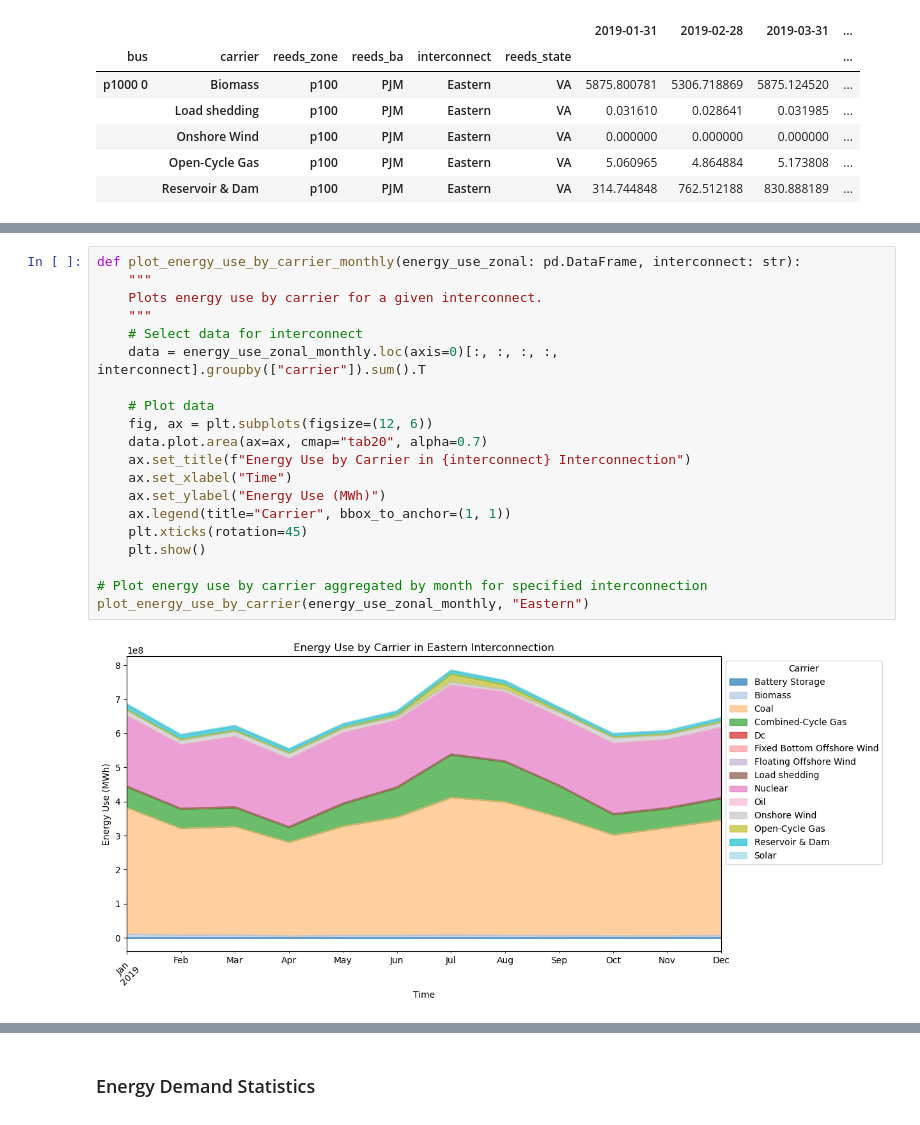
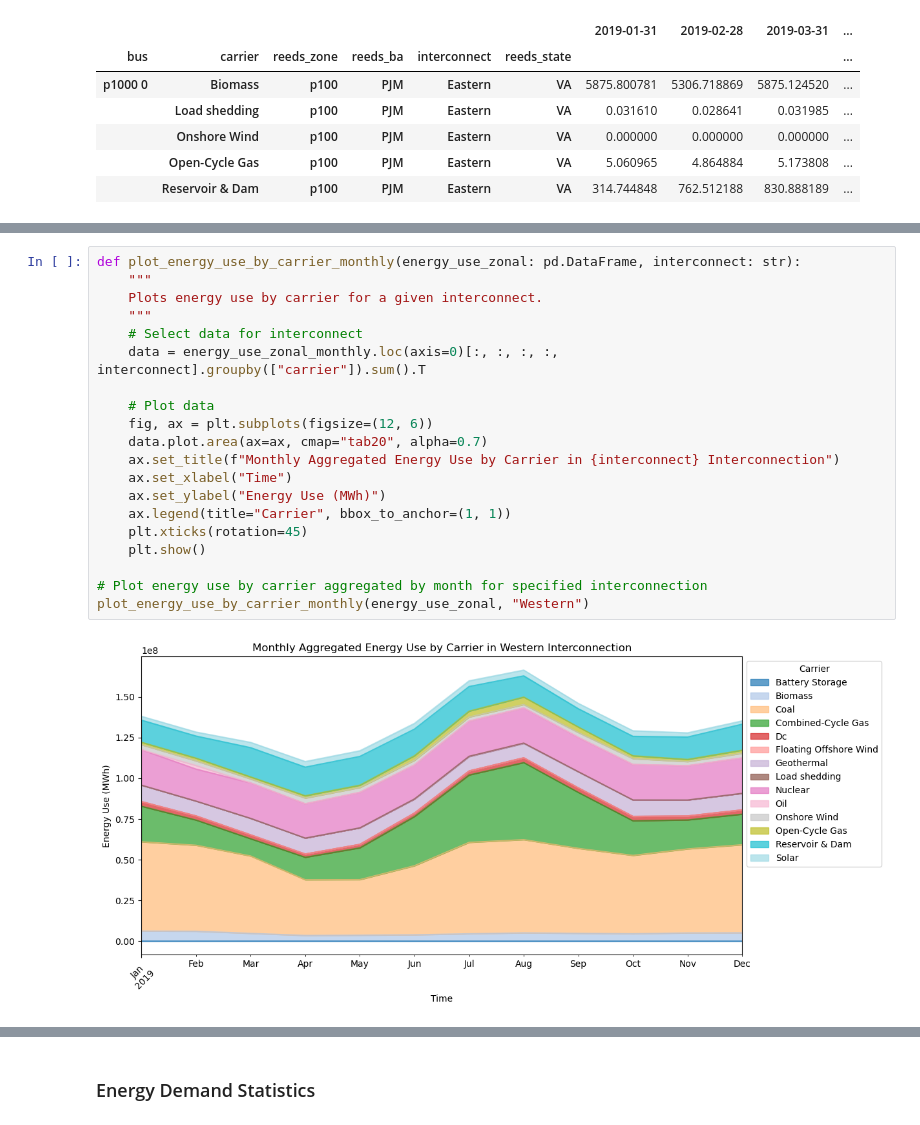
Before and after one commit to af3913/pypsa-usa, a Jupyter notebook: workflow/pypsa-usa_technical_appendix.ipynb, the cells around one changed output, grey strips where cells are left out. Saved outputs shown, nothing was run; the diff lists cells and outputs as text.

```diff
--- a/workflow/pypsa-usa_technical_appendix.ipynb
+++ b/workflow/pypsa-usa_technical_appendix.ipynb
@@ -299,23 +277,23 @@ plot_energy_use_by_carrier(energy_use_zonal, "Eastern")
 # %%
 def plot_energy_use_by_carrier_monthly(energy_use_zonal: pd.DataFrame, interconnect: str):
     """
     Plots energy use by carrier for a given interconnect.
     """
     # Select data for interconnect
     data = energy_use_zonal_monthly.loc(axis=0)[:, :, :, :, interconnect].groupby(["carrier"]).sum().T
 
     # Plot data
     fig, ax = plt.subplots(figsize=(12, 6))
     data.plot.area(ax=ax, cmap="tab20", alpha=0.7)
-    ax.set_title(f"Energy Use by Carrier in {interconnect} Interconnection")
+    ax.set_title(f"Monthly Aggregated Energy Use by Carrier in {interconnect} Interconnection")
     ax.set_xlabel("Time")
     ax.set_ylabel("Energy Use (MWh)")
     ax.legend(title="Carrier", bbox_to_anchor=(1, 1))
     plt.xticks(rotation=45)
     plt.show()
 
 # Plot energy use by carrier aggregated by month for specified interconnection
-plot_energy_use_by_carrier(energy_use_zonal_monthly, "Eastern")
+plot_energy_use_by_carrier_monthly(energy_use_zonal, "Western")
 # %% [output]
-[figure, old version]
+[figure, new version]
 # %%
```
Also changed, not shown: parts of 15 cells of this notebook, 1 other file.
